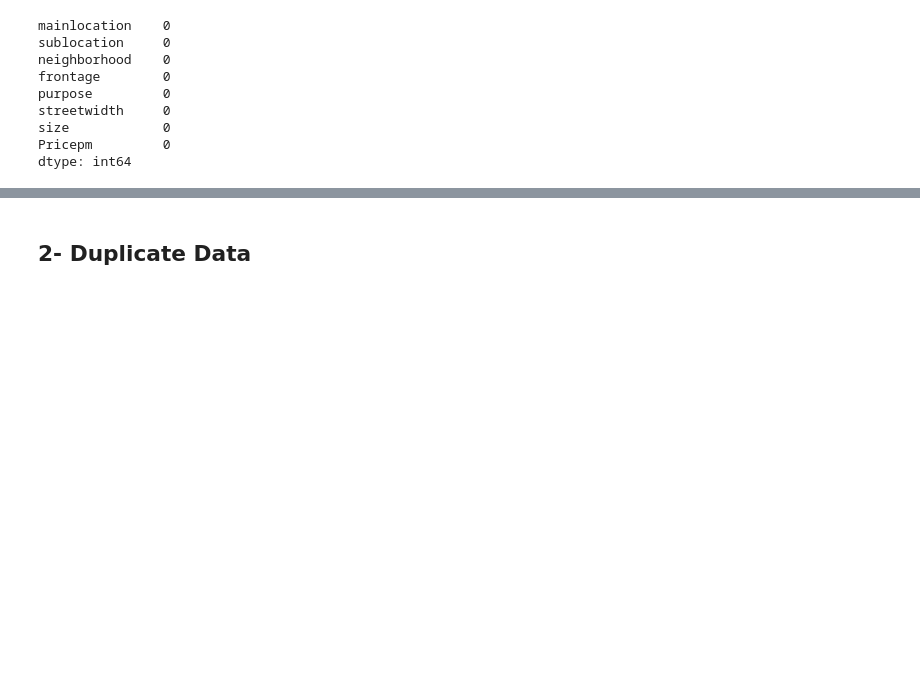
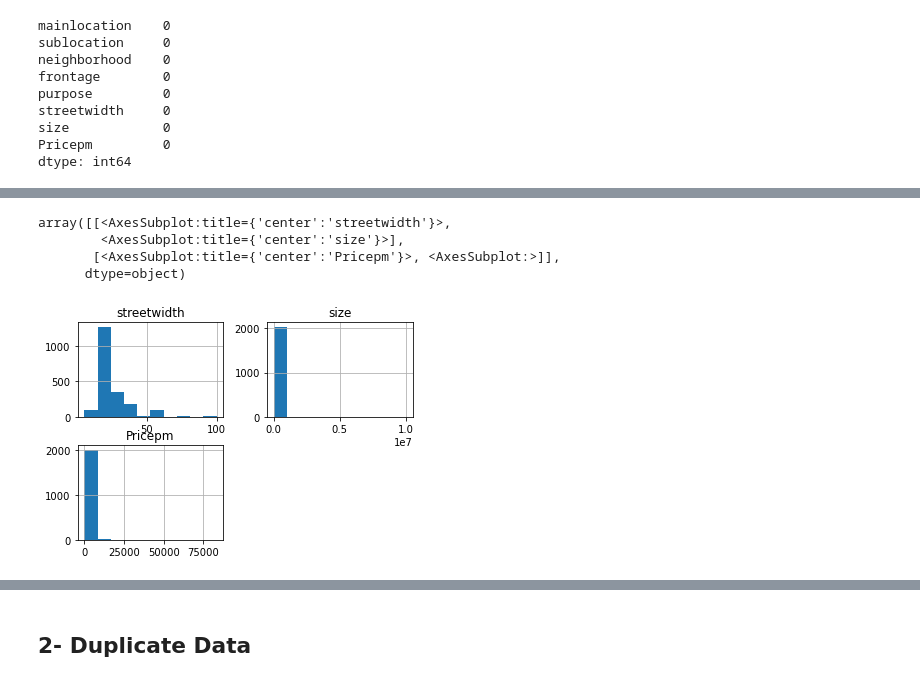
Before and after one commit to RakanW10/Aqar_Prices_Prediction, a Jupyter notebook: HW-3.ipynb, the cells around one changed output, grey strips where cells are left out. Drawn from its saved outputs; the diff is of its cells as text; code cells hidden in the pictures; blank space fills up the shorter version.

```diff
--- a/HW-3.ipynb
+++ b/HW-3.ipynb
@@ -59,0 +85,8 @@ dtype: int64
+# %%
+data.hist()
+# %% [output]
+array([[<AxesSubplot:title={'center':'streetwidth'}>,
+        <AxesSubplot:title={'center':'size'}>],
+       [<AxesSubplot:title={'center':'Pricepm'}>, <AxesSubplot:>]],
+      dtype=object)
+[figure, added]
```
Also changed, not shown: parts of 17 cells of this notebook.
